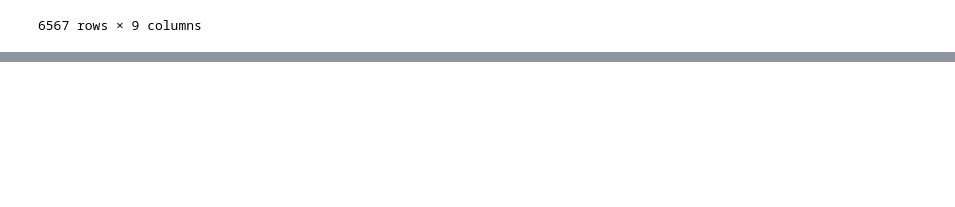
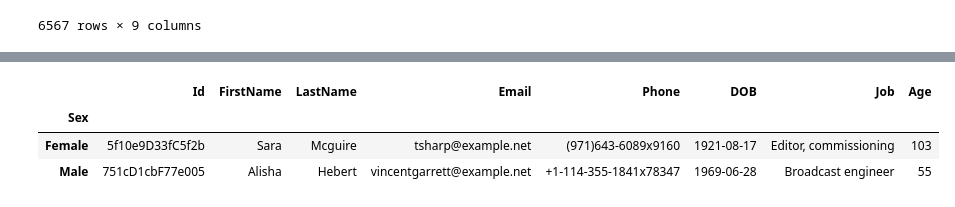
Before and after one commit to vimalmenon/learn-pandas-and-numpy, a Jupyter notebook: 03-data.ipynb, the cells around one changed output, grey strips where cells are left out. Drawn from its saved outputs; the diff is of its cells as text; code cells hidden in the pictures; blank space fills up the shorter version.

```diff
--- a/03-data.ipynb
+++ b/03-data.ipynb
@@ -307,0 +325,8 @@ df_new_header[~df_new_header["Email"].str.contains("example.com")]
+# %%
+gk = df_new_header.groupby('Sex')
+gk.first()
+# %% [output]
+|  | Id | FirstName | LastName | Email | Phone | DOB | Job | Age |
+| Sex |  |  |  |  |  |  |  |  |
+| Female | 5f10e9D33fC5f2b | Sara | Mcguire | tsharp@example.net | (971)643-6089x9160 | 1921-08-17 | Editor, commissioning | 103 |
+| Male | 751cD1cbF77e005 | Alisha | Hebert | vincentgarrett@example.net | +1-114-355-1841x78347 | 1969-06-28 | Broadcast engineer | 55 |
```
Also changed, not shown: parts of 1 cell of this notebook.
